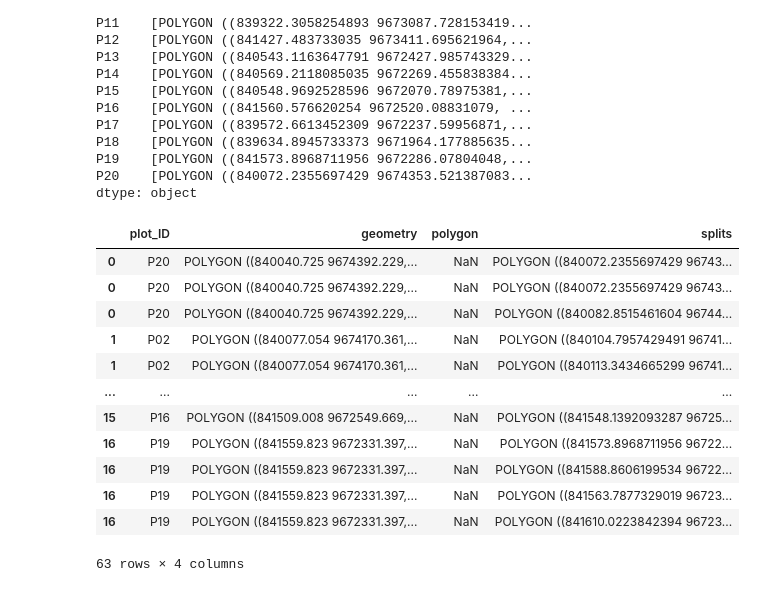
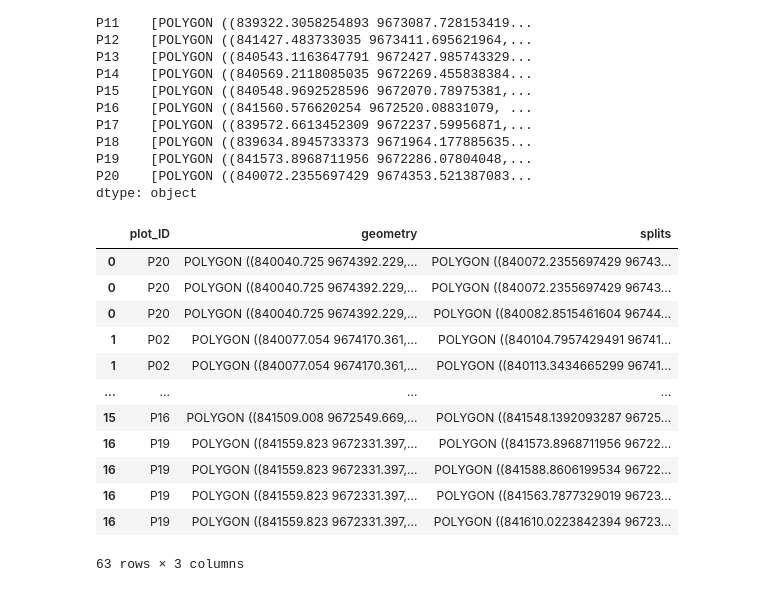
Before and after one commit to joaovictordecastroa/canopyEstimation, a Jupyter notebook: src/train_split.ipynb, the cells around one changed output. Saved outputs shown, nothing was run; the diff lists cells and outputs as text; code cells hidden in the pictures.

Commit message:
criando sub plots

```diff
--- a/src/train_split.ipynb
+++ b/src/train_split.ipynb
@@ -382,20 +382,20 @@ dtype: object
 # %%
 inventory_splits = inventory_splits.explode()
 # %%
-_ = inventory_plot_location.join(inventory_splits.rename("splits"), on="plot_ID")
+inventory_plot_location = inventory_plot_location.join(inventory_splits.rename("splits"), on="plot_ID")
 
-_
+inventory_plot_location
 # %% [output]
-|  | plot_ID | geometry | polygon | splits |
-| 0 | P20 | POLYGON ((840040.725 9674392.229,... | NaN | POLYGON ((840072.2355697429 96743... |
-| 0 | P20 | POLYGON ((840040.725 9674392.229,... | NaN | POLYGON ((840072.2355697429 96743... |
-| 0 | P20 | POLYGON ((840040.725 9674392.229,... | NaN | POLYGON ((840082.8515461604 96744... |
-| 1 | P02 | POLYGON ((840077.054 9674170.361,... | NaN | POLYGON ((840104.7957429491 96741... |
-| 1 | P02 | POLYGON ((840077.054 9674170.361,... | NaN | POLYGON ((840113.3434665299 96741... |
-| ... | ... | ... | ... | ... |
-| 15 | P16 | POLYGON ((841509.008 9672549.669,... | NaN | POLYGON ((841548.1392093287 96725... |
-| 16 | P19 | POLYGON ((841559.823 9672331.397,... | NaN | POLYGON ((841573.8968711956 96722... |
-| 16 | P19 | POLYGON ((841559.823 9672331.397,... | NaN | POLYGON ((841588.8606199534 96722... |
-| 16 | P19 | POLYGON ((841559.823 9672331.397,... | NaN | POLYGON ((841563.7877329019 96723... |
-| 16 | P19 | POLYGON ((841559.823 9672331.397,... | NaN | POLYGON ((841610.0223842394 96723... |
+|  | plot_ID | geometry | splits |
+| 0 | P20 | POLYGON ((840040.725 9674392.229,... | POLYGON ((840072.2355697429 96743... |
+| 0 | P20 | POLYGON ((840040.725 9674392.229,... | POLYGON ((840072.2355697429 96743... |
+| 0 | P20 | POLYGON ((840040.725 9674392.229,... | POLYGON ((840082.8515461604 96744... |
+| 1 | P02 | POLYGON ((840077.054 9674170.361,... | POLYGON ((840104.7957429491 96741... |
+| 1 | P02 | POLYGON ((840077.054 9674170.361,... | POLYGON ((840113.3434665299 96741... |
+| ... | ... | ... | ... |
+| 15 | P16 | POLYGON ((841509.008 9672549.669,... | POLYGON ((841548.1392093287 96725... |
+| 16 | P19 | POLYGON ((841559.823 9672331.397,... | POLYGON ((841573.8968711956 96722... |
+| 16 | P19 | POLYGON ((841559.823 9672331.397,... | POLYGON ((841588.8606199534 96722... |
+| 16 | P19 | POLYGON ((841559.823 9672331.397,... | POLYGON ((841563.7877329019 96723... |
+| 16 | P19 | POLYGON ((841559.823 9672331.397,... | POLYGON ((841610.0223842394 96723... |
-63 rows × 4 columns
+63 rows × 3 columns
```
